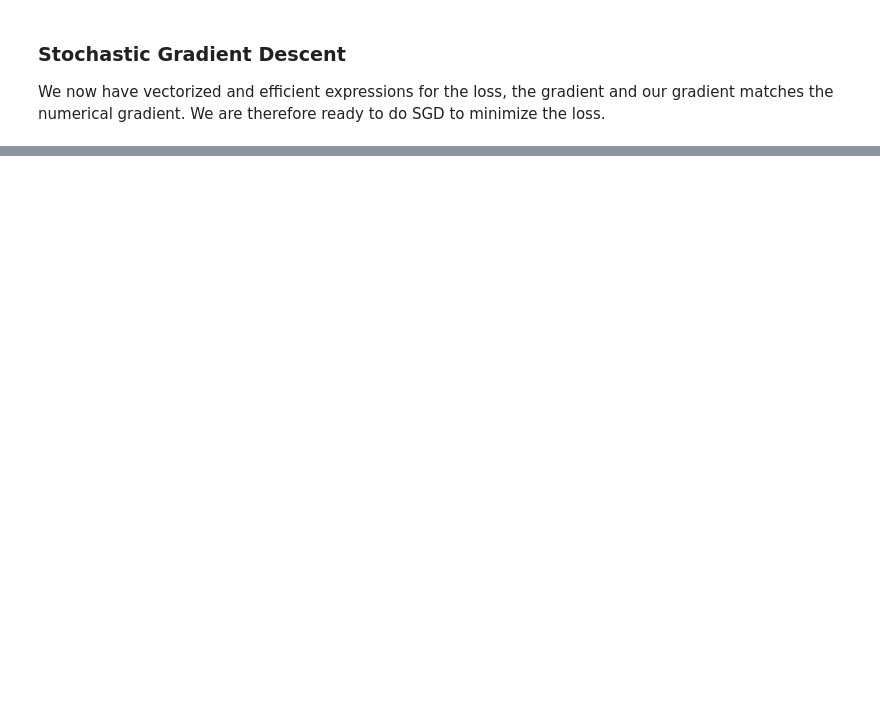
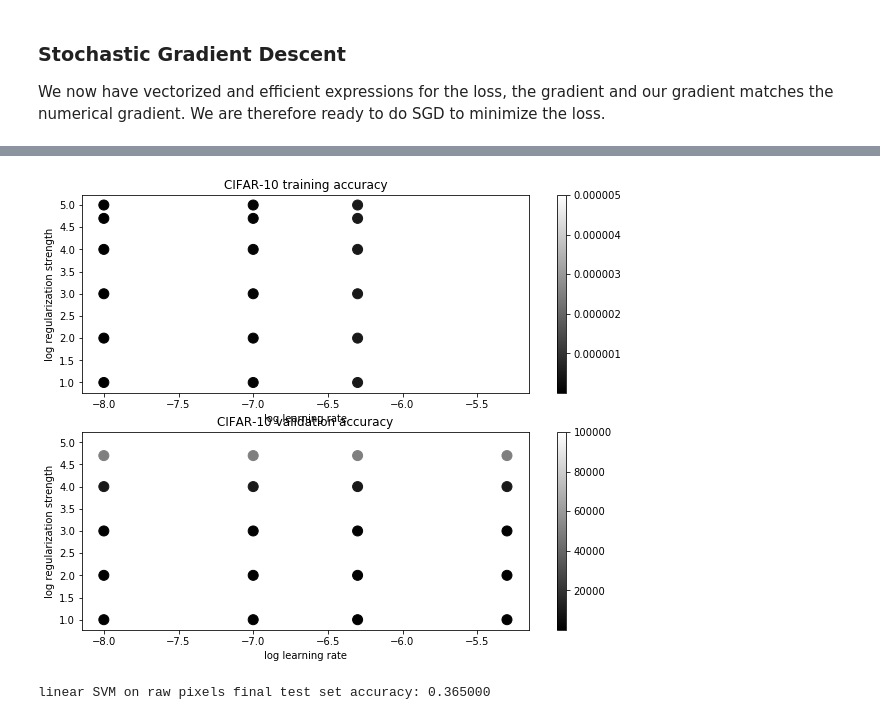
Before and after one commit to ma-thornburg/stanford-CS231, a Jupyter notebook: assignment1/svm.ipynb, the cells around one changed output, grey strips where cells are left out. Drawn from its saved outputs; the diff is of its cells as text; code cells hidden in the pictures; blank space fills up the shorter version.

```diff
--- a/assignment1/svm.ipynb
+++ b/assignment1/svm.ipynb
@@ -252,8 +354,8 @@ print 'validation accuracy: %f' % (np.mean(y_val == y_val_pred), )
 # learning rate). You should experiment with different ranges for the learning
 # rates and regularization strengths; if you are careful you should be able to
 # get a classification accuracy of about 0.4 on the validation set.
-learning_rates = [1e-7, 5e-5]
-regularization_strengths = [5e4, 1e5]
+learning_rates = [1e-7, 5e-7, 1e-8, 5e-6]
+regularization_strengths = [0, 1e1, 1e2, 1e3, 1e4, 5e4, 1e5]
 
 # results is dictionary mapping tuples of the form
 # (learning_rate, regularization_strength) to tuples of the form
@@ -263,24 +365,21 @@ results = {}
 best_val = -1   # The highest validation accuracy that we have seen so far.
 best_svm = None # The LinearSVM object that achieved the highest validation rate.
 
-################################################################################
-# TODO:                                                                        #
-# Write code that chooses the best hyperparameters by tuning on the validation #
-# set. For each combination of hyperparameters, train a linear SVM on the      #
-# training set, compute its accuracy on the training and validation sets, and  #
-# store these numbers in the results dictionary. In addition, store the best   #
-# validation accuracy in best_val and the LinearSVM object that achieves this  #
-# accuracy in best_svm.                                                        #
-#                                                                              #
-# Hint: You should use a small value for num_iters as you develop your         #
-# validation code so that the SVMs don't take much time to train; once you are #
-# confident that your validation code works, you should rerun the validation   #
-# code with a larger value for num_iters.                                      #
-################################################################################
-pass
-################################################################################
-#                              END OF YOUR CODE                                #
-################################################################################
+num_iters = 1000
+for learning_rate in learning_rates:
+    for regularization_strength in regularization_strengths:
+        svm = LinearSVM()
+        svm.train(X_train, y_train, learning_rate=learning_rate,
+            reg=regularization_strength, num_iters=num_iters, verbose=True)
+        svm_train_pred = svm.predict(X_train)
+        svm_val_pred = svm.predict(X_val)
+        training_accuracy = np.mean(svm_train_pred == y_train)
+        validation_accuracy = np.mean(svm_val_pred == y_val)
+        results[(learning_rate, regularization_strength)] = (training_accuracy,
+                                                            validation_accuracy)
+        if validation_accuracy > best_val:
+            best_val = validation_accuracy
+            best_svm = svm
 
 # Print out results.
 for lr, reg in sorted(results):
@@ -292,33 +409,37 @@ print 'best validation accuracy achieved during cross-validation: %f' % best_val
 # %%
 # Visualize the cross-validation results
 import math
+results = [x for x in results if x[1] != 0]
 x_scatter = [math.log10(x[0]) for x in results]
 y_scatter = [math.log10(x[1]) for x in results]
-
 # plot training accuracy
 marker_size = 100
-colors = [results[x][0] for x in results]
+colors = [x[0] for x in results]
 plt.subplot(2, 1, 1)
 plt.scatter(x_scatter, y_scatter, marker_size, c=colors)
 plt.colorbar()
 plt.xlabel('log learning rate')
 plt.ylabel('log regularization strength')
 plt.title('CIFAR-10 training accuracy')
 
 # plot validation accuracy
-colors = [results[x][1] for x in results] # default size of markers is 20
+colors = [x[1] for x in results] # default size of markers is 20
 plt.subplot(2, 1, 2)
 plt.scatter(x_scatter, y_scatter, marker_size, c=colors)
 plt.colorbar()
 plt.xlabel('log learning rate')
 plt.ylabel('log regularization strength')
 plt.title('CIFAR-10 validation accuracy')
 plt.show()
+# %% [output]
+[figure, added]
 # %%
 # Evaluate the best svm on test set
 y_test_pred = best_svm.predict(X_test)
 test_accuracy = np.mean(y_test == y_test_pred)
 print 'linear SVM on raw pixels final test set accuracy: %f' % test_accuracy
+# %% [output]
+linear SVM on raw pixels final test set accuracy: 0.365000
 # %%
 # Visualize the learned weights for each class.
 # Depending on your choice of learning rate and regularization strength, these may
```
Also changed, not shown: parts of 20 cells of this notebook, 2 other files.
